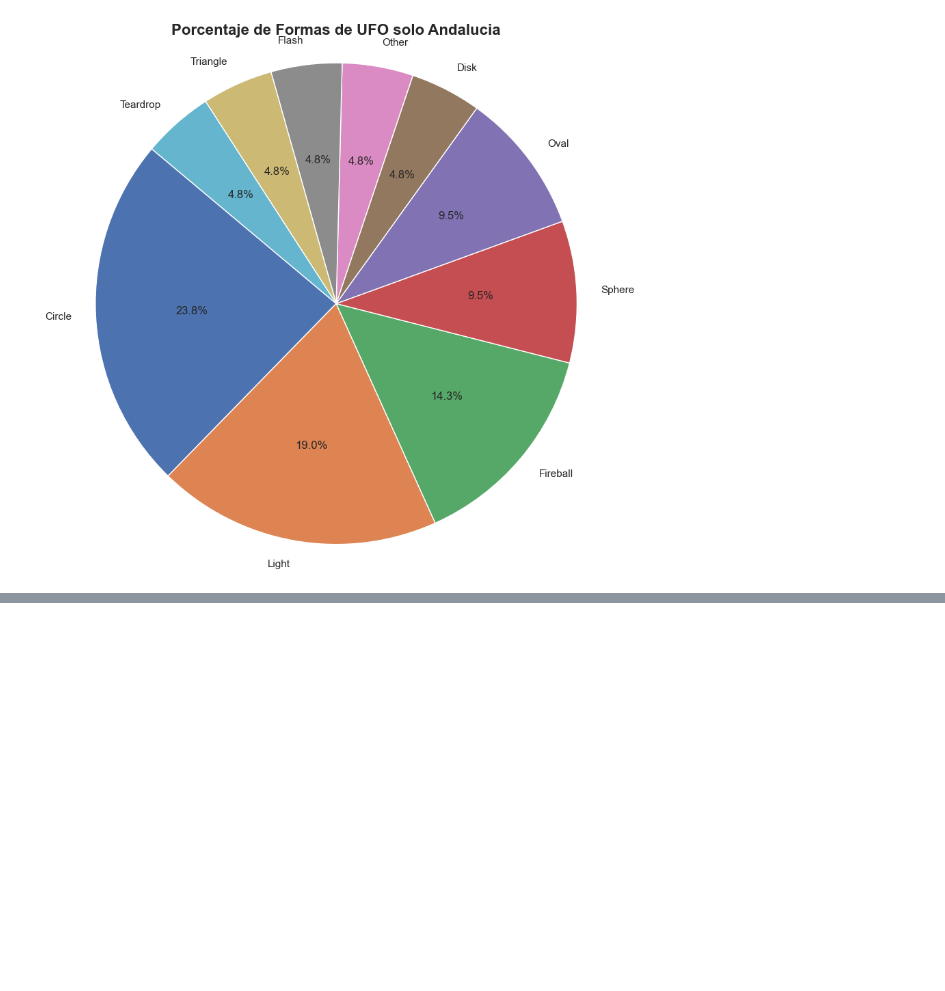
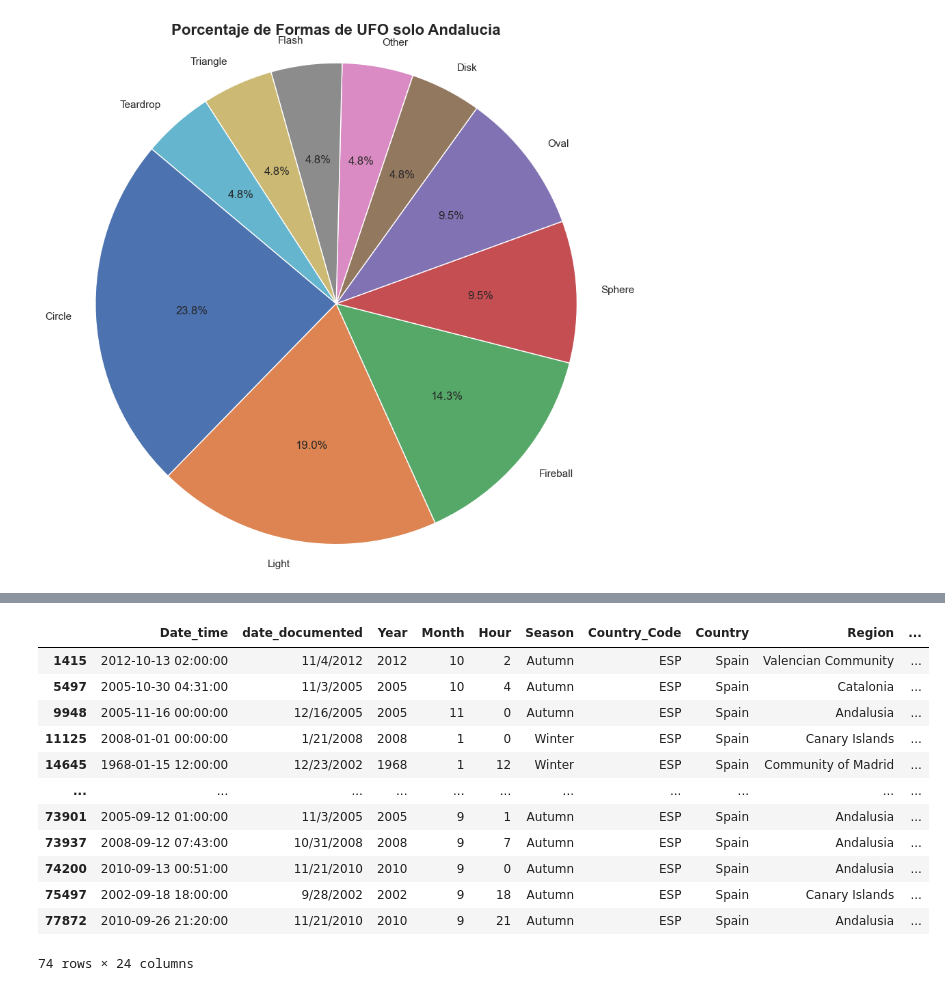
Before and after one commit to awchacon/first_project, a Jupyter notebook: first_project_2.0.ipynb, the cells around one changed output, grey strips where cells are left out. Cells and saved outputs as stored; diff of their text form; code cells hidden in the pictures; blank space fills up the shorter version.

```diff
--- a/first_project_2.0.ipynb
+++ b/first_project_2.0.ipynb
@@ -821,0 +881,17 @@ plt.show()
+# %%
+solo_espana = ufo_df_new[ufo_df_new["Country"] == "Spain"]
+solo_espana
+# %% [output]
+|  | Date_time | date_documented | Year | Month | Hour | Season | Country_Code | Country | Region | ... |
+| 1415 | 2012-10-13 02:00:00 | 11/4/2012 | 2012 | 10 | 2 | Autumn | ESP | Spain | Valencian Community | ... |
+| 5497 | 2005-10-30 04:31:00 | 11/3/2005 | 2005 | 10 | 4 | Autumn | ESP | Spain | Catalonia | ... |
+| 9948 | 2005-11-16 00:00:00 | 12/16/2005 | 2005 | 11 | 0 | Autumn | ESP | Spain | Andalusia | ... |
+| 11125 | 2008-01-01 00:00:00 | 1/21/2008 | 2008 | 1 | 0 | Winter | ESP | Spain | Canary Islands | ... |
+| 14645 | 1968-01-15 12:00:00 | 12/23/2002 | 1968 | 1 | 12 | Winter | ESP | Spain | Community of Madrid | ... |
+| ... | ... | ... | ... | ... | ... | ... | ... | ... | ... | ... |
+| 73901 | 2005-09-12 01:00:00 | 11/3/2005 | 2005 | 9 | 1 | Autumn | ESP | Spain | Andalusia | ... |
+| 73937 | 2008-09-12 07:43:00 | 10/31/2008 | 2008 | 9 | 7 | Autumn | ESP | Spain | Andalusia | ... |
+| 74200 | 2010-09-13 00:51:00 | 11/21/2010 | 2010 | 9 | 0 | Autumn | ESP | Spain | Andalusia | ... |
+| 75497 | 2002-09-18 18:00:00 | 9/28/2002 | 2002 | 9 | 18 | Autumn | ESP | Spain | Canary Islands | ... |
+| 77872 | 2010-09-26 21:20:00 | 11/21/2010 | 2010 | 9 | 21 | Autumn | ESP | Spain | Andalusia | ... |
+74 rows × 24 columns
```
Also changed, not shown: parts of 20 cells of this notebook, 1 other file.
